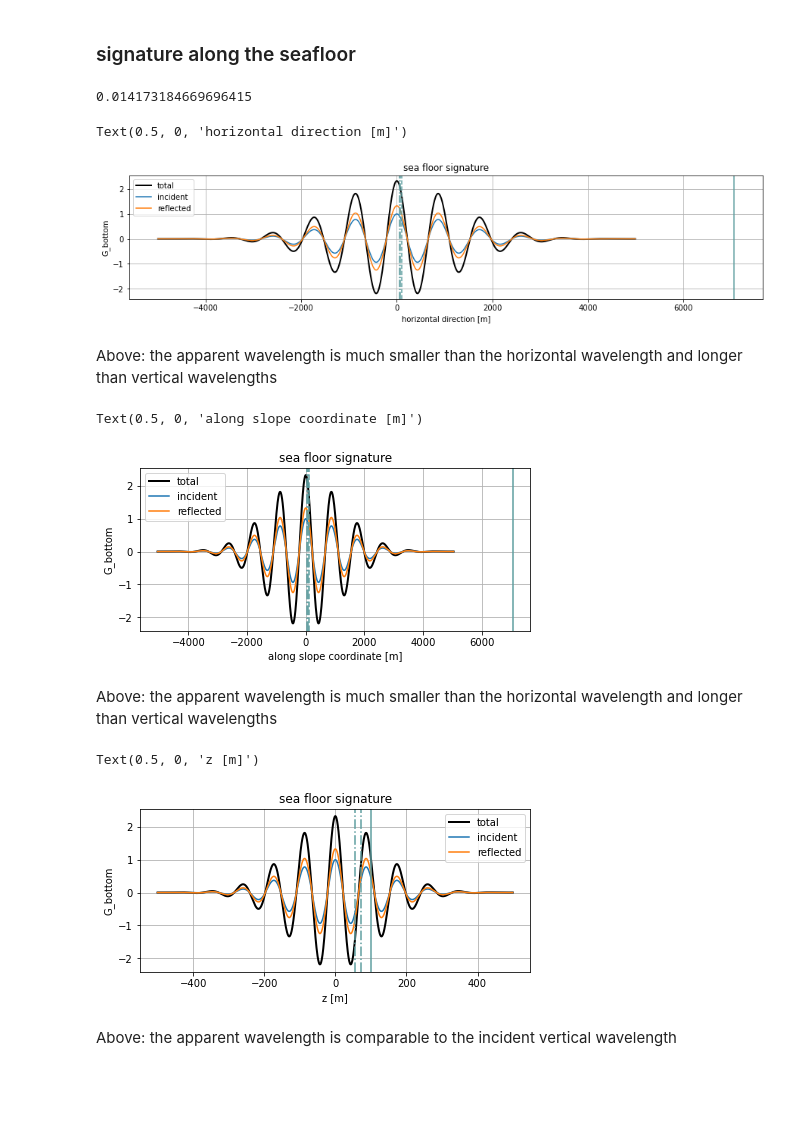
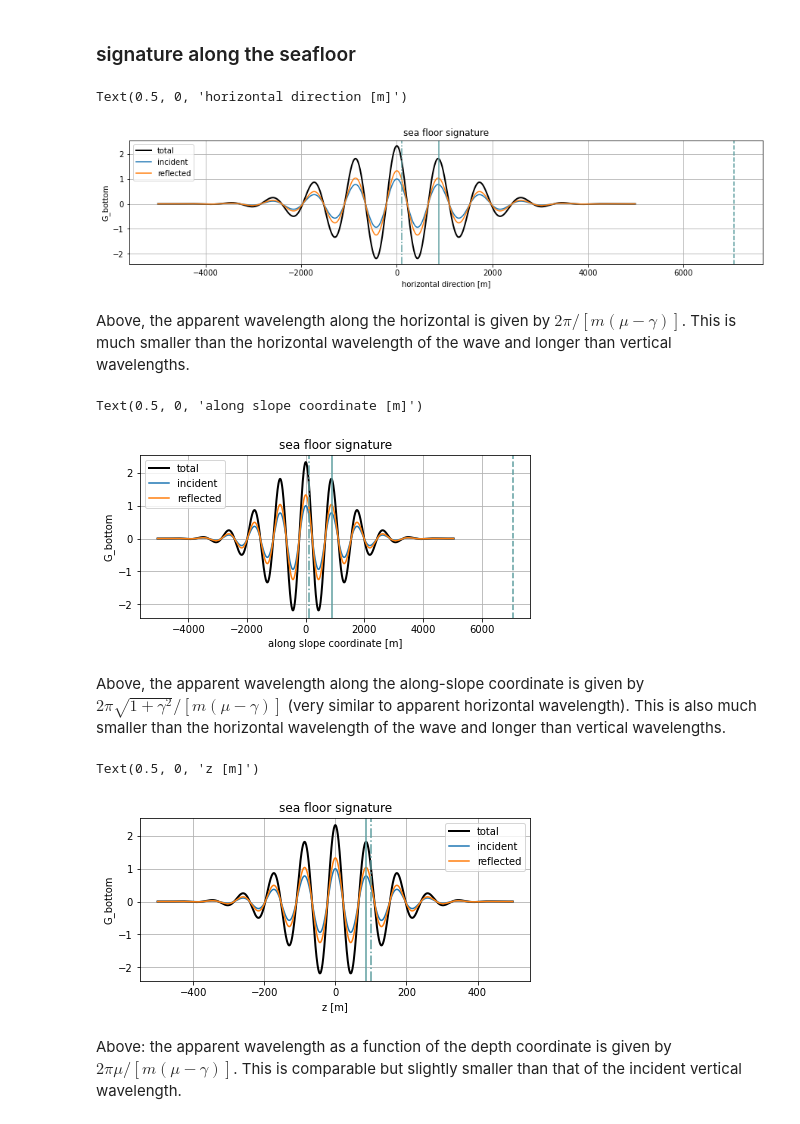
Before and after one commit to apatlpo/das_work, a Jupyter notebook: theory/iwave_beam.ipynb, the cells around one changed output. Drawn from its saved outputs; the diff is of its cells as text; code cells hidden in the pictures; blank space fills up the shorter version.

Commit message:
provide theoretical estimates for apparent wavelengths and fix plots

```diff
--- a/theory/iwave_beam.ipynb
+++ b/theory/iwave_beam.ipynb
@@ -110,10 +110,6 @@ Text(0.5, 1.0, 'total wave')
 [figure]
 # %% [markdown]
 ### signature along the seafloor
-# %%
-mu
-# %% [output]
-0.014173184669696415
 # %%
 xi_p =  mu*ds.x - gamma*ds.x
 xi_m = -mu*ds.x - gamma*ds.x
@@ -130,12 +126,10 @@ np.real(ds.F_bottom).plot(x="x", label="incident")
 np.real(ds.G_bottom).plot(x="x", label="reflected")
 
 # compare with other wavelengths
-ax.axvline(lambda_x, color="cadetblue")
-ax.axvline(lambda_z, color="cadetblue", ls="--")
-lambda_apparent_p = 2*np.pi/(mu-gamma)
-lambda_apparent_n = 2*np.pi/(-mu-gamma)
-ax.axvline(lambda_apparent_p, color="cadetblue", ls="-.")
-ax.axvline(lambda_apparent_n, color="cadetblue", ls="-.")
+lambda_apparent_p = 2*np.pi/m/(mu-gamma)
+ax.axvline(lambda_apparent_p, color="cadetblue", ls="-")
+ax.axvline(lambda_x, color="cadetblue", ls="--")
+ax.axvline(lambda_z, color="cadetblue", ls="-.")
 
 ax.legend()
 ax.grid()
@@ -143,9 +137,9 @@ ax.set_title("sea floor signature")
 ax.set_xlabel("horizontal direction [m]")
 # %% [output]
 Text(0.5, 0, 'horizontal direction [m]')
-[figure, old version]
+[figure, new version]
 # %% [markdown]
-Above: the apparent wavelength is much smaller than the horizontal wavelength and longer than vertical wavelengths
+Above, the apparent wavelength along the horizontal is given by $2\pi/[m(\mu-\gamma)]$. This is much smaller than the horizontal wavelength of the wave and longer than vertical wavelengths.
 # %%
 fig, ax = plt.subplots(1,1, figsize=(7,3))
 np.real(ds.F_bottom+ds.G_bottom).plot(x="s", color="k", lw=2, label="total")
@@ -153,12 +147,10 @@ np.real(ds.F_bottom).plot(x="s", label="incident")
 np.real(ds.G_bottom).plot(x="s", label="reflected")
 
 # compare with other wavelengths
-ax.axvline(lambda_x, color="cadetblue")
-ax.axvline(lambda_z, color="cadetblue", ls="--")
-lambda_apparent_p = 2*np.pi/(mu-gamma)
-lambda_apparent_n = 2*np.pi/(-mu-gamma)
-ax.axvline(lambda_apparent_p, color="cadetblue", ls="-.")
-ax.axvline(lambda_apparent_n, color="cadetblue", ls="-.")
+lambda_apparent_p = 2*np.pi/m/(mu-gamma)*np.sqrt(1+gamma**2)
+ax.axvline(lambda_apparent_p, color="cadetblue", ls="-")
+ax.axvline(lambda_x, color="cadetblue", ls="--")
+ax.axvline(lambda_z, color="cadetblue", ls="-.")
 
 ax.legend()
 ax.grid()
@@ -166,29 +158,27 @@ ax.set_title("sea floor signature")
 ax.set_xlabel("along slope coordinate [m]")
 # %% [output]
 Text(0.5, 0, 'along slope coordinate [m]')
-[figure, old version]
+[figure, new version]
 # %% [markdown]
-Above: the apparent wavelength is much smaller than the horizontal wavelength and longer than vertical wavelengths
+Above, the apparent wavelength along the along-slope coordinate is given by $2\pi \sqrt{1+\gamma^2}/[m(\mu-\gamma)]$ (very similar to apparent horizontal wavelength). This is also much smaller than the horizontal wavelength of the wave and longer than vertical wavelengths.
 # %%
 fig, ax = plt.subplots(1,1, figsize=(7,3))
 np.real(ds.F_bottom+ds.G_bottom).plot(x="h", color="k", lw=2, label="total")
 np.real(ds.F_bottom).plot(x="h", label="incident")
 np.real(ds.G_bottom).plot(x="h", label="reflected")
 
 # compare with other wavelengths
-#ax.axvline(lambda_x, color="cadetblue")
-ax.axvline(lambda_z, color="cadetblue", ls="-")
-lambda_apparent_p = 2*np.pi/(mu-gamma)
-lambda_apparent_n = 2*np.pi/(-mu-gamma)
-ax.axvline(lambda_apparent_p, color="cadetblue", ls="-.")
-ax.axvline(lambda_apparent_n, color="cadetblue", ls="-.")
+lambda_apparent_p = 2*np.pi/m/(mu-gamma)*abs(gamma)
+ax.axvline(lambda_apparent_p, color="cadetblue", ls="-")
+#ax.axvline(lambda_x, color="cadetblue", ls="--")
+ax.axvline(lambda_z, color="cadetblue", ls="-.")
 
 ax.legend()
 ax.grid()
 ax.set_title("sea floor signature")
 ax.set_xlabel("z [m]")
 # %% [output]
 Text(0.5, 0, 'z [m]')
-[figure, old version]
+[figure, new version]
 # %% [markdown]
-Above: the apparent wavelength is comparable to the incident vertical wavelength
+Above: the apparent wavelength as a function of the depth coordinate is given by $2\pi \mu/[m(\mu-\gamma)]$. This is comparable but slightly smaller than that of the incident vertical wavelength.
```
Also changed, not shown: parts of 1 cell of this notebook.
